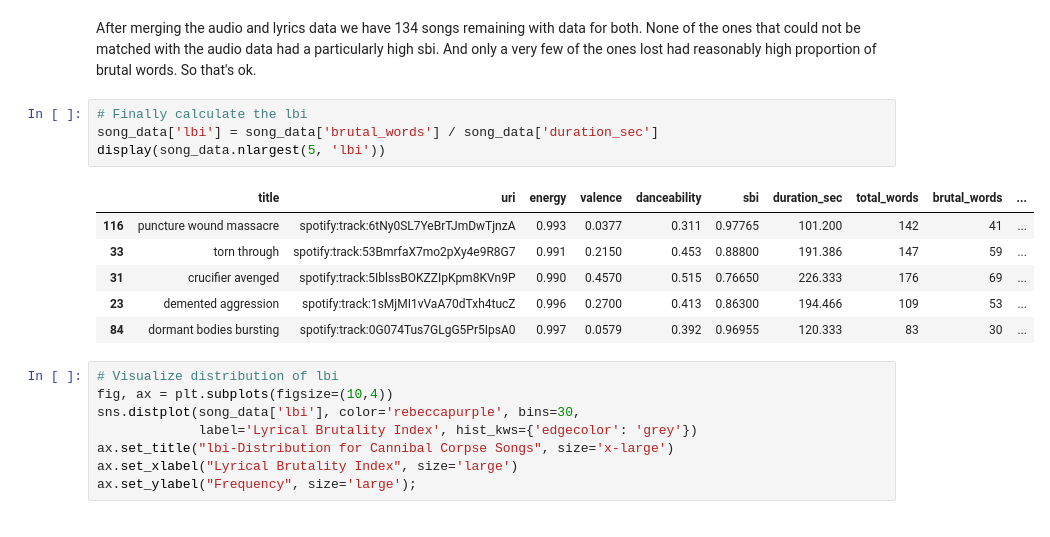
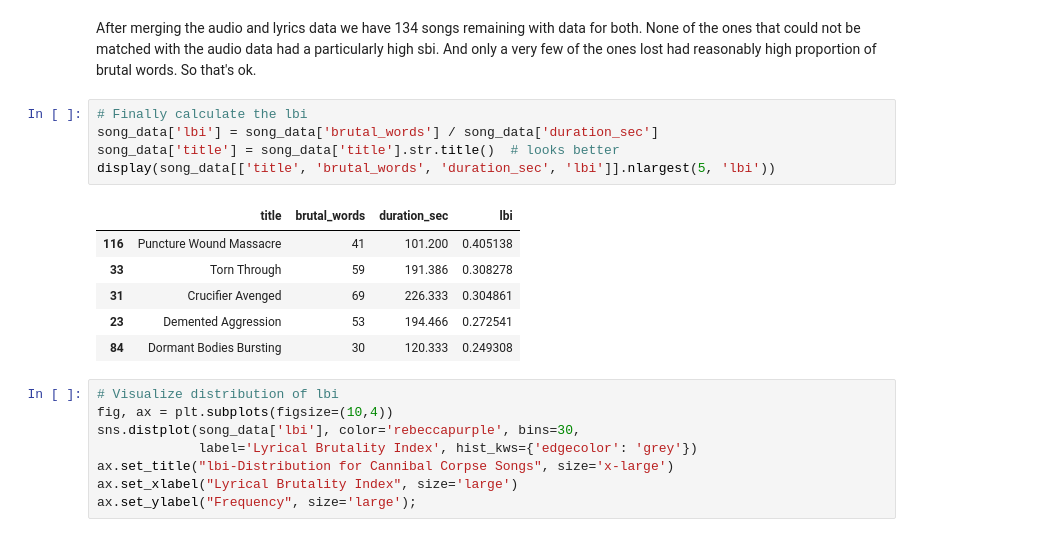
Before and after one commit to rbuerki/most-brutal-cannibal-corpse, a Jupyter notebook: 2-Text-Analysis-and-Rest.ipynb, the cells around one changed output. Saved outputs shown, nothing was run; the diff lists cells and outputs as text.

```diff
--- a/2-Text-Analysis-and-Rest.ipynb
+++ b/2-Text-Analysis-and-Rest.ipynb
@@ -462,14 +462,15 @@ After merging the audio and lyrics data we have 134 songs remaining with data fo
 # %%
 # Finally calculate the lbi
 song_data['lbi'] = song_data['brutal_words'] / song_data['duration_sec']
-display(song_data.nlargest(5, 'lbi'))
+song_data['title'] = song_data['title'].str.title()  # looks better
+display(song_data[['title', 'brutal_words', 'duration_sec', 'lbi']].nlargest(5, 'lbi'))
 # %% [output]
-|  | title | uri | energy | valence | danceability | sbi | duration_sec | total_words | brutal_words | ... |
-| 116 | puncture wound massacre | spotify:track:6tNy0SL7YeBrTJmDwTjnzA | 0.993 | 0.0377 | 0.311 | 0.97765 | 101.200 | 142 | 41 | ... |
-| 33 | torn through | spotify:track:53BmrfaX7mo2pXy4e9R8G7 | 0.991 | 0.2150 | 0.453 | 0.88800 | 191.386 | 147 | 59 | ... |
-| 31 | crucifier avenged | spotify:track:5IblssBOKZZIpKpm8KVn9P | 0.990 | 0.4570 | 0.515 | 0.76650 | 226.333 | 176 | 69 | ... |
-| 23 | demented aggression | spotify:track:1sMjMI1vVaA70dTxh4tucZ | 0.996 | 0.2700 | 0.413 | 0.86300 | 194.466 | 109 | 53 | ... |
-| 84 | dormant bodies bursting | spotify:track:0G074Tus7GLgG5Pr5IpsA0 | 0.997 | 0.0579 | 0.392 | 0.96955 | 120.333 | 83 | 30 | ... |
+|  | title | brutal_words | duration_sec | lbi |
+| 116 | Puncture Wound Massacre | 41 | 101.200 | 0.405138 |
+| 33 | Torn Through | 59 | 191.386 | 0.308278 |
+| 31 | Crucifier Avenged | 69 | 226.333 | 0.304861 |
+| 23 | Demented Aggression | 53 | 194.466 | 0.272541 |
+| 84 | Dormant Bodies Bursting | 30 | 120.333 | 0.249308 |
 # %%
 # Visualize distribution of lbi
 fig, ax = plt.subplots(figsize=(10,4))
```
Also changed, not shown: parts of 2 cells of this notebook.
